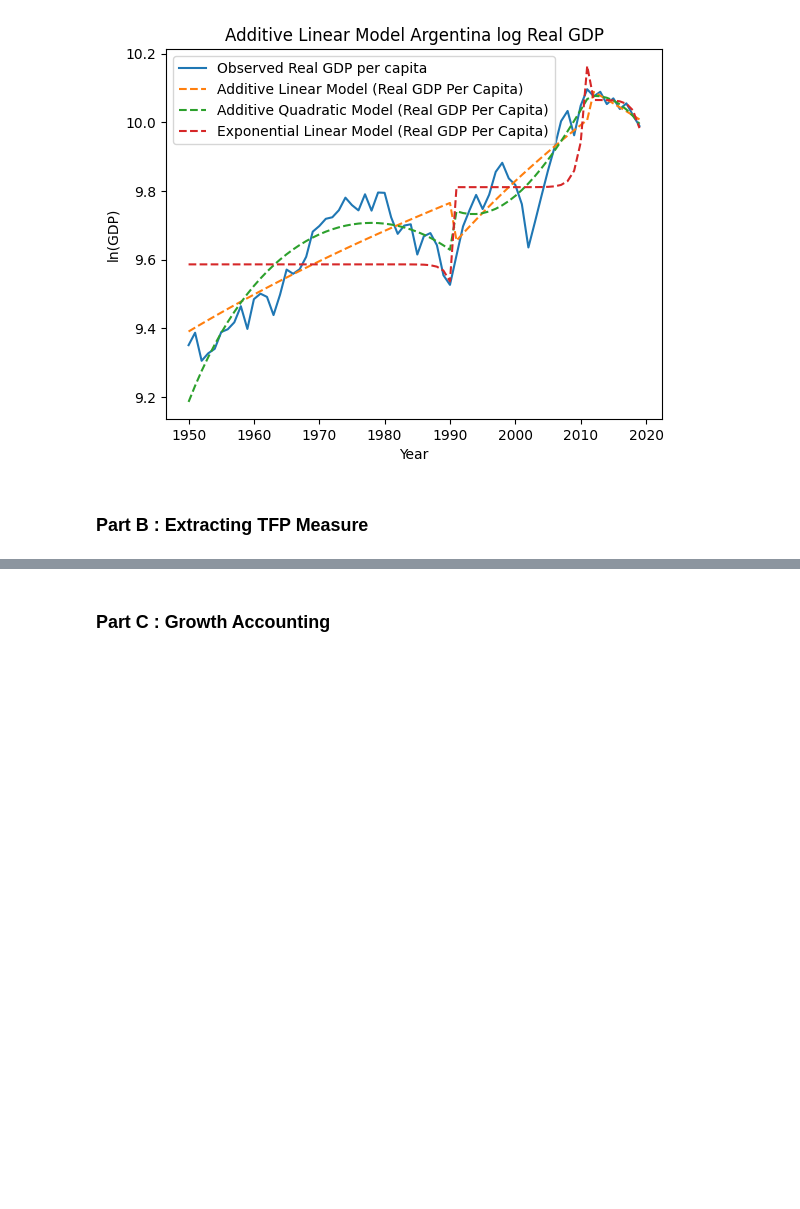
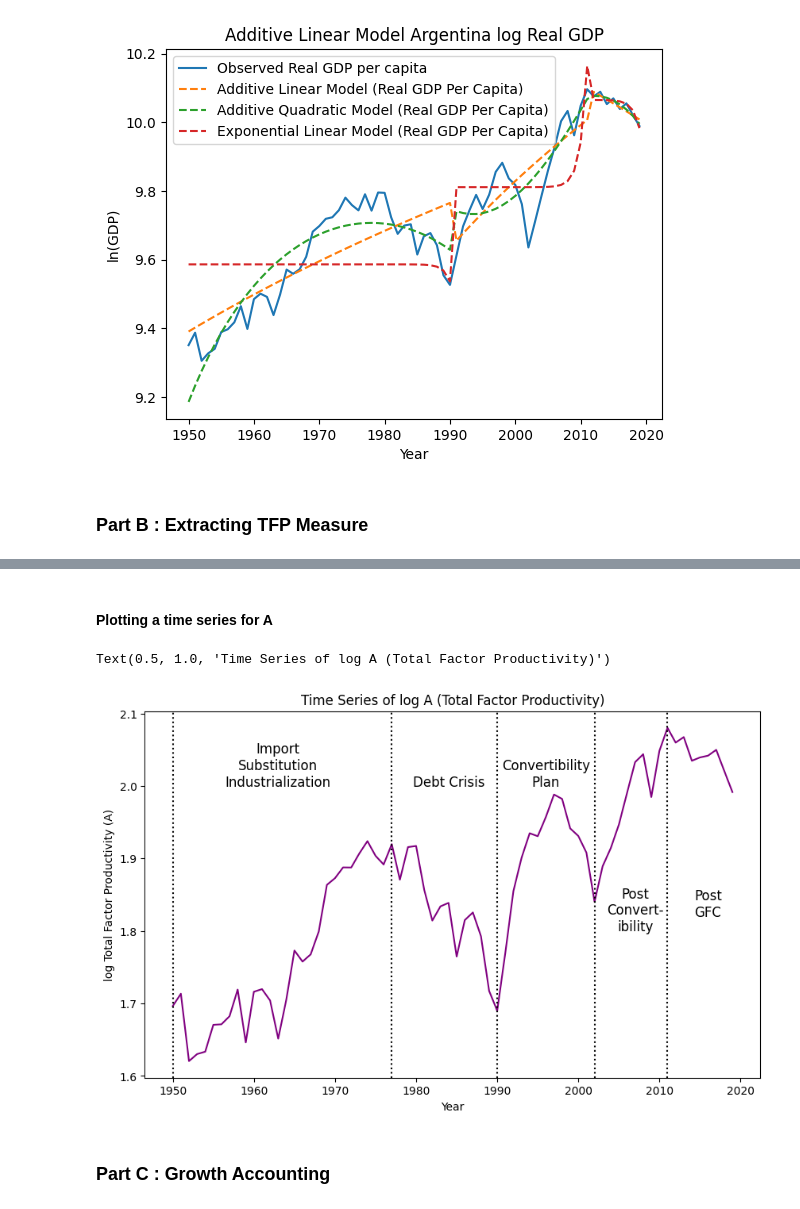
Before and after one commit to andreheeshaojun/EC2B1-Coursework, a Jupyter notebook: Section A/Section-A-Code.ipynb, the cells around one changed output, grey strips where cells are left out. Cells and saved outputs as stored; diff of their text form; code cells hidden in the pictures; blank space fills up the shorter version.

```diff
--- a/Section A/Section-A-Code.ipynb
+++ b/Section A/Section-A-Code.ipynb
@@ -541,3 +548,30 @@ Text(0.5, 1.0, 'Time Series of log Total Factor Productivity')
+# %% [markdown]
+#### Plotting a time series for A
+# %%
+# Create a time-series graph plotting the TFP over time
+plt.figure(figsize=(10, 6))
+plt.plot(filtered_df['Year'], filtered_df['log A (Total Factor Productivity)'], color='purple', linestyle='-')
+
+# Add vertical dotted lines using datetime
+plt.axvline(x=datetime(1950, 1, 1), color='black', linestyle='dotted')
+plt.axvline(x=datetime(1977, 1, 1), color='black', linestyle='dotted')
+plt.axvline(x=datetime(1990, 1, 1), color='black', linestyle='dotted')
+plt.axvline(x=datetime(2002, 1, 1), color='black', linestyle='dotted')
+plt.axvline(x=datetime(2011, 1, 1), color='black', linestyle='dotted')
+
+# Add annotations for the periods
+plt.annotate('Import\nSubstitution\nIndustrialization', xy=(datetime(1963, 1, 1), 2.0), ha='center', color='black', fontsize=12)
+plt.annotate('Debt Crisis', xy=(datetime(1984, 1, 1), 2.0), ha='center', color='black', fontsize=12)
+plt.annotate('Convertibility\nPlan', xy=(datetime(1996, 1, 1), 2.0), ha='center', color='black', fontsize=12)
+plt.annotate('Post\nConvert-\nibility', xy=(datetime(2007, 1, 1), 1.8), ha='center', color='black', fontsize=12)
+plt.annotate('Post\nGFC', xy=(datetime(2016, 1, 1), 1.82), ha='center', color='black', fontsize=12)
+
+plt.xlabel('Year')
+plt.ylabel("log Total Factor Productivity (A)")
+plt.title("Time Series of log A (Total Factor Productivity)")
+# %% [output]
+Text(0.5, 1.0, 'Time Series of log A (Total Factor Productivity)')
+[figure, added]
 # %% [markdown]
 ### Part C : Growth Accounting
 # %%
```
Also changed, not shown: parts of 14 cells of this notebook.
